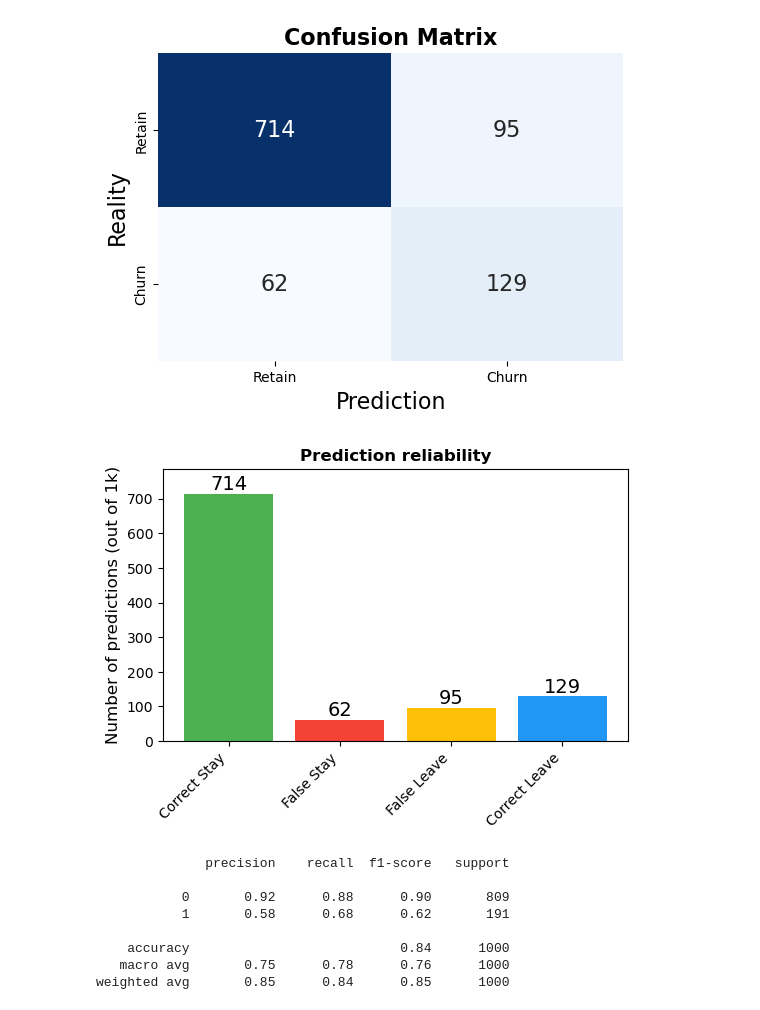
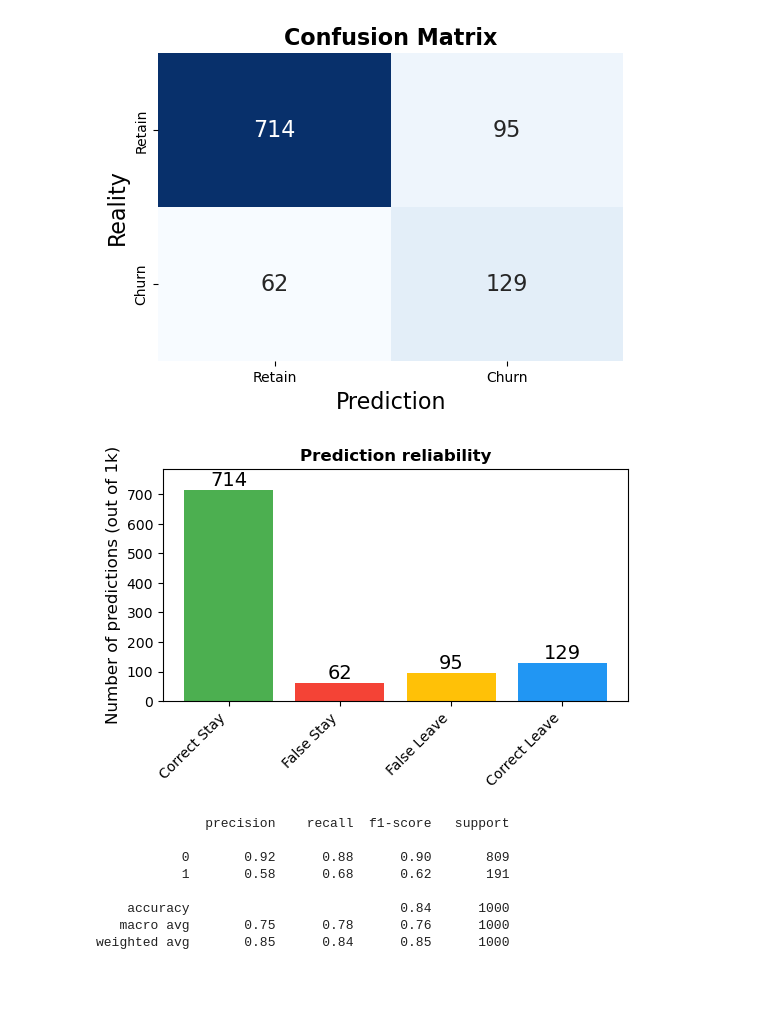
Before and after one commit to M-Grzymowicz/Banking-Customer-Churn---Analysis-and-Prediction, a Jupyter notebook: notebooks/banking.ipynb, the cells around one changed output. Saved outputs shown, nothing was run; the diff lists cells and outputs as text; code cells hidden in the pictures; blank space fills up the shorter version.

```diff
--- a/notebooks/banking.ipynb
+++ b/notebooks/banking.ipynb
@@ -1779,34 +1779,37 @@ plt.show()
 # %%
 # Presenting results of confusion matrix in colmn chart.
 
 fig, ax = plt.subplots(figsize=(6, 4))
 
 labels = ['Correct Stay', 'False Stay', 'False Leave', 'Correct Leave']
 sizes = [conf_matrix_rf[0, 0], conf_matrix_rf[1, 0], conf_matrix_rf[0, 1], conf_matrix_rf[1, 1]]
 colors = ['#4CAF50', '#F44336', '#FFC107', '#2196F3']
 
 ax.bar(labels, sizes, color=colors)
 
 plt.title('Prediction reliability', fontsize=12, fontweight='bold')
 #plt.xlabel('Type of prediction', fontsize=12)
 plt.ylabel('Number of predictions (out of 1k)', fontsize=12)
 
 # Adding values on the columns
 for i, v in enumerate(sizes):
     ax.text(i, v, str(v), ha='center', va='bottom', fontsize=14)
 
 plt.xticks(rotation=45, ha='right')
 
 # Adjusting the Y-axis to create more space at the top
 ax.set_ylim(0, max(sizes) * 1.1)
 
+
+# Adjust the bottom margin to prevent cutting off xticks
+plt.subplots_adjust(bottom=0.3)
+
 # saving chart
 fig.savefig('../results/figures/prediction_reliability.png', dpi=300)
-# Adjust the bottom margin to prevent cutting off xticks
-plt.subplots_adjust(bottom=0.2)
+
 plt.show()
 # %% [output]
-[figure, old version]
+[figure, new version]
 # %%
 print(class_report_rf)
 
```
Also changed, not shown: 1 other file.
